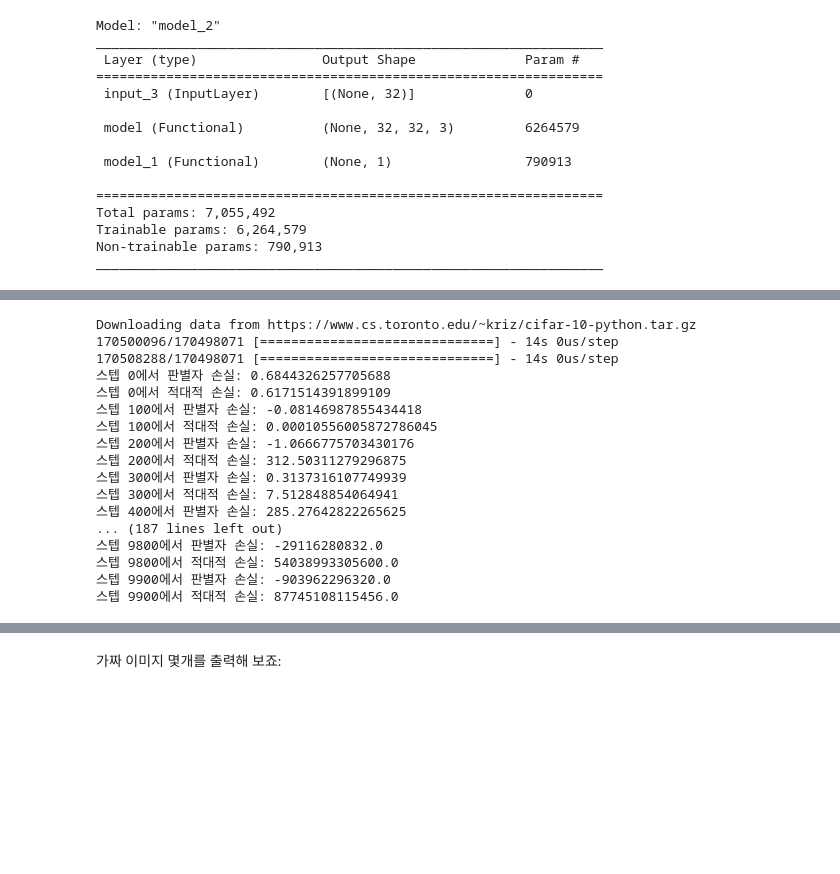
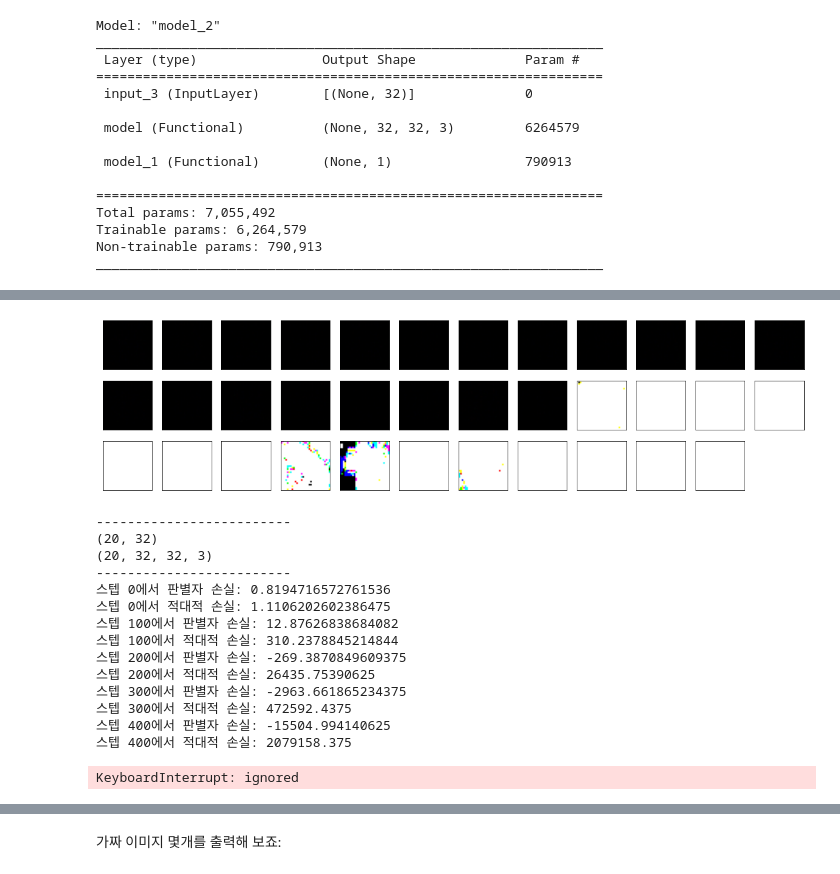
Before and after one commit to redpineK/deeplearning, a Jupyter notebook: 6일차3강_GAN실습_ipynb의_사본.ipynb, the cells around one changed output, grey strips where cells are left out. Saved outputs shown, nothing was run; the diff lists cells and outputs as text; code cells hidden in the pictures; blank space fills up the shorter version.

```diff
--- a/6일차3강_GAN실습_ipynb의_사본.ipynb
+++ b/6일차3강_GAN실습_ipynb의_사본.ipynb
@@ -156,0 +169,31 @@ x_train = x_train[y_train.flatten() == 6]
+# %%
+batch_size = 20
+start = 0
+# 잠재 공간에서 무작위로 포인트를 샘플링합니다
+
+random_latent_vectors = np.random.normal(size=(batch_size, latent_dim))
+print("random_latent_vectors.shape : ", random_latent_vectors.shape)
+# 가짜 이미지를 디코딩합니다
+generated_images = generator.predict(random_latent_vectors)
+print("generated_images.shape : ", generated_images.shape)
+# 진짜 이미지와 연결합니다
+stop = start + batch_size
+real_images = x_train[start: stop]
+
+print("readl_images.shape : ", real_images.shape)
+combined_images = np.concatenate([generated_images, real_images])
+print("combined_images.share : ", combined_images.shape)
+# 진짜와 가짜 이미지를 구분하여 레이블을 합칩니다
+labels = np.concatenate([np.ones((batch_size, 1)),np.zeros((batch_size, 1))])
+print("labels.shape : ", labels.shape)
+print(labels)
+# 레이블에 랜덤 노이즈를 추가합니다. 아주 중요합니다!
+labels += 0.05 * np.random.random(labels.shape)
+print(labels)
+# %%
+fig = plt.figure(figsize=(20,5))
+
+for i in range(35):
+    ax = fig.add_subplot(3, 12, i+1, xticks=[], yticks=[])
+    ax.imshow(combined_images[i])
+# %% [output]
@@ -157,3 +217,4 @@ x_train = x_train[y_train.flatten() == 6]
+[figure, added]
 # %%
 
 
@@ -166,6 +227,7 @@ batch_size = 20
 save_dir = './datasets/gan_images/'
 if not os.path.exists(save_dir):
     os.makedirs(save_dir)
+
 
 # 훈련 반복 시작
 start = 0
@@ -220,20 +282,18 @@ for step in range(iterations):
         img = image.array_to_img(real_images[0] * 255., scale=False)
         img.save(os.path.join(save_dir, 'real_frog' + str(step) + '.png'))
 # %% [output]
-Downloading data from https://www.cs.toronto.edu/~kriz/cifar-10-python.tar.gz
-170500096/170498071 [==============================] - 14s 0us/step
-170508288/170498071 [==============================] - 14s 0us/step
-스텝 0에서 판별자 손실: 0.6844326257705688
-스텝 0에서 적대적 손실: 0.6171514391899109
-스텝 100에서 판별자 손실: -0.08146987855434418
-스텝 100에서 적대적 손실: 0.00010556005872786045
-스텝 200에서 판별자 손실: -1.0666775703430176
-스텝 200에서 적대적 손실: 312.50311279296875
-스텝 300에서 판별자 손실: 0.3137316107749939
-스텝 300에서 적대적 손실: 7.512848854064941
-스텝 400에서 판별자 손실: 285.27642822265625
-... (187 lines left out)
-스텝 9800에서 판별자 손실: -29116280832.0
-스텝 9800에서 적대적 손실: 54038993305600.0
-스텝 9900에서 판별자 손실: -903962296320.0
-스텝 9900에서 적대적 손실: 87745108115456.0
+-------------------------
+(20, 32)
+(20, 32, 32, 3)
+-------------------------
+스텝 0에서 판별자 손실: 0.8194716572761536
+스텝 0에서 적대적 손실: 1.1106202602386475
+스텝 100에서 판별자 손실: 12.87626838684082
+스텝 100에서 적대적 손실: 310.2378845214844
+스텝 200에서 판별자 손실: -269.3870849609375
+스텝 200에서 적대적 손실: 26435.75390625
+스텝 300에서 판별자 손실: -2963.661865234375
+스텝 300에서 적대적 손실: 472592.4375
+스텝 400에서 판별자 손실: -15504.994140625
+스텝 400에서 적대적 손실: 2079158.375
+KeyboardInterrupt: ignored
```
Also changed, not shown: parts of 5 cells of this notebook.
